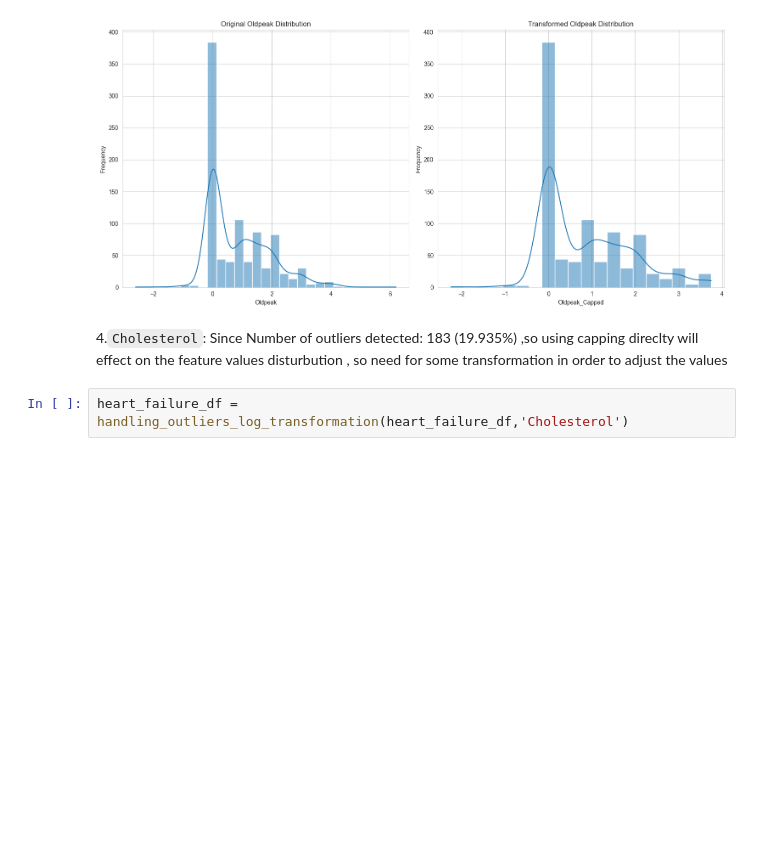
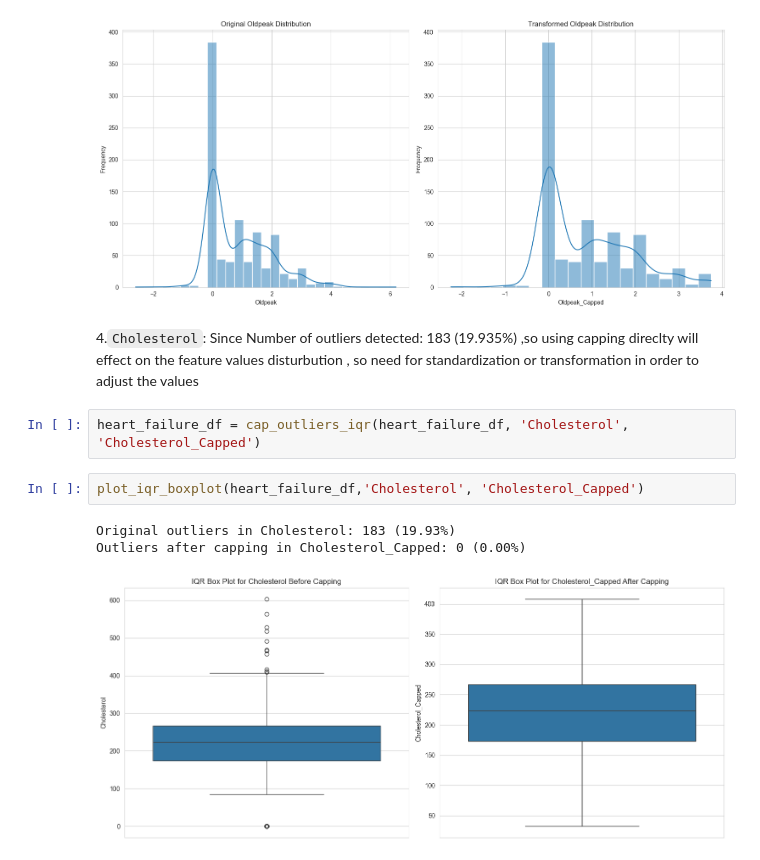
Before and after one commit to AdhamAllamx/Heart_Failure_Prediction, a Jupyter notebook: Machine_Learning_Project.ipynb, the cells around one changed output. Drawn from its saved outputs; the diff is of its cells as text; blank space fills up the shorter version.

```diff
--- a/Machine_Learning_Project.ipynb
+++ b/Machine_Learning_Project.ipynb
@@ -753,7 +809,13 @@ plot_original_vs_transformed_kde_hist(heart_failure_df,'Oldpeak', 'Oldpeak_Cappe
 [figure]
 # %% [markdown]
 4.`Cholesterol`:
-Since Number of outliers detected: 183 (19.935%) ,so using capping direclty will effect on the feature values disturbution , so need for some transformation in order to adjust the values
+Since Number of outliers detected: 183 (19.935%) ,so using capping direclty will effect on the feature values disturbution , so need for standardization or transformation in order to adjust the values
 # %%
-heart_failure_df = handling_outliers_log_transformation(heart_failure_df,'Cholesterol')
+heart_failure_df = cap_outliers_iqr(heart_failure_df, 'Cholesterol', 'Cholesterol_Capped')
+# %%
+plot_iqr_boxplot(heart_failure_df,'Cholesterol', 'Cholesterol_Capped')
+# %% [output]
+Original outliers in Cholesterol: 183 (19.93%)
+Outliers after capping in Cholesterol_Capped: 0 (0.00%)
+[figure, added]
 # %%
```
Also changed, not shown: parts of 56 cells of this notebook.
